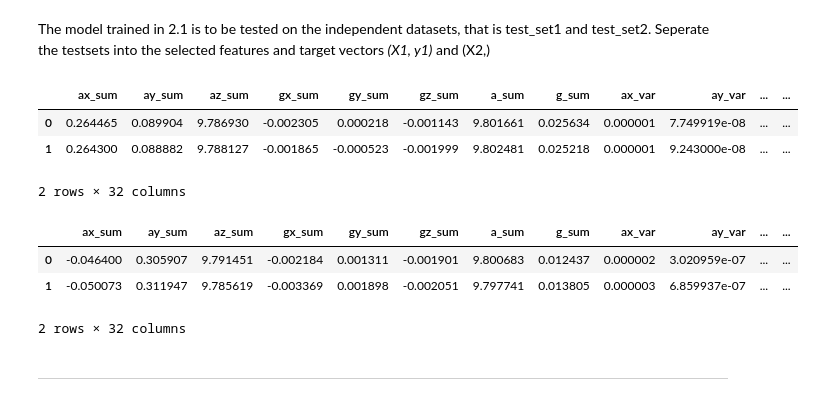
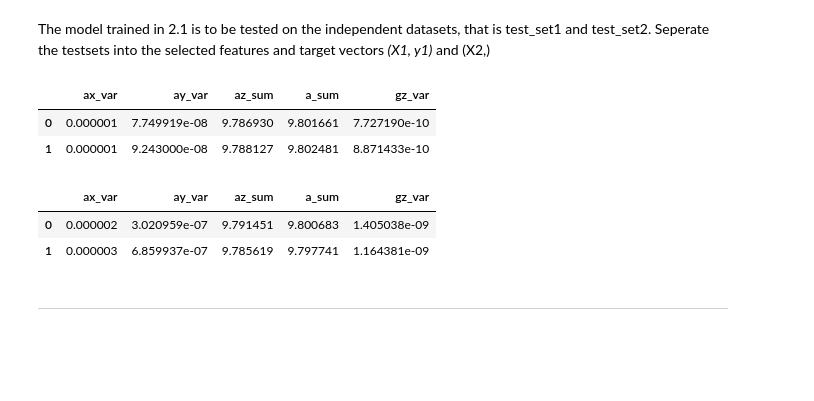
Before and after one commit to Sarah-Jasim/engg680_2024_fall, a Jupyter notebook: Lab Assignment 4/Assignment 4.ipynb, the cells around one changed output. Cells and saved outputs as stored; diff of their text form; code cells hidden in the pictures; blank space fills up the shorter version.

```diff
--- a/Lab Assignment 4/Assignment 4.ipynb
+++ b/Lab Assignment 4/Assignment 4.ipynb
@@ -599,24 +601,22 @@ Seperate the testsets into the selected features and target vectors *(X1, y1)* a
 # %%
 # TODO - Load the target vector from test_set1 into y1, and the selected features from test_set1 into X1
 # (1 marks)
 y1 = test_set1['motion_state']
-X1 = test_set1.drop(columns=['motion_state'])
+X1 = test_set1[selected_features]
 X1.head(2)
 # %% [output]
-|  | ax_sum | ay_sum | az_sum | gx_sum | gy_sum | gz_sum | a_sum | g_sum | ax_var | ay_var | ... | ... |
-| 0 | 0.264465 | 0.089904 | 9.786930 | -0.002305 | 0.000218 | -0.001143 | 9.801661 | 0.025634 | 0.000001 | 7.749919e-08 | ... | ... |
-| 1 | 0.264300 | 0.088882 | 9.788127 | -0.001865 | -0.000523 | -0.001999 | 9.802481 | 0.025218 | 0.000001 | 9.243000e-08 | ... | ... |
+|  | ax_var | ay_var | az_sum | a_sum | gz_var |
+| 0 | 0.000001 | 7.749919e-08 | 9.786930 | 9.801661 | 7.727190e-10 |
+| 1 | 0.000001 | 9.243000e-08 | 9.788127 | 9.802481 | 8.871433e-10 |
-2 rows × 32 columns
 # %%
 # TODO - Load the target vector from test_set2 into y2, and the selected features from test_set2 into X2
 y2 = test_set2['motion_state']
-X2 = test_set2.drop(columns=['motion_state'])
+X2 = test_set2[selected_features]
 X2.head(2)
 # %% [output]
-|  | ax_sum | ay_sum | az_sum | gx_sum | gy_sum | gz_sum | a_sum | g_sum | ax_var | ay_var | ... | ... |
-| 0 | -0.046400 | 0.305907 | 9.791451 | -0.002184 | 0.001311 | -0.001901 | 9.800683 | 0.012437 | 0.000002 | 3.020959e-07 | ... | ... |
-| 1 | -0.050073 | 0.311947 | 9.785619 | -0.003369 | 0.001898 | -0.002051 | 9.797741 | 0.013805 | 0.000003 | 6.859937e-07 | ... | ... |
+|  | ax_var | ay_var | az_sum | a_sum | gz_var |
+| 0 | 0.000002 | 3.020959e-07 | 9.791451 | 9.800683 | 1.405038e-09 |
+| 1 | 0.000003 | 6.859937e-07 | 9.785619 | 9.797741 | 1.164381e-09 |
-2 rows × 32 columns
 # %% [markdown]
 ___
 # %% [markdown]
```
Also changed, not shown: parts of 49 cells of this notebook.
